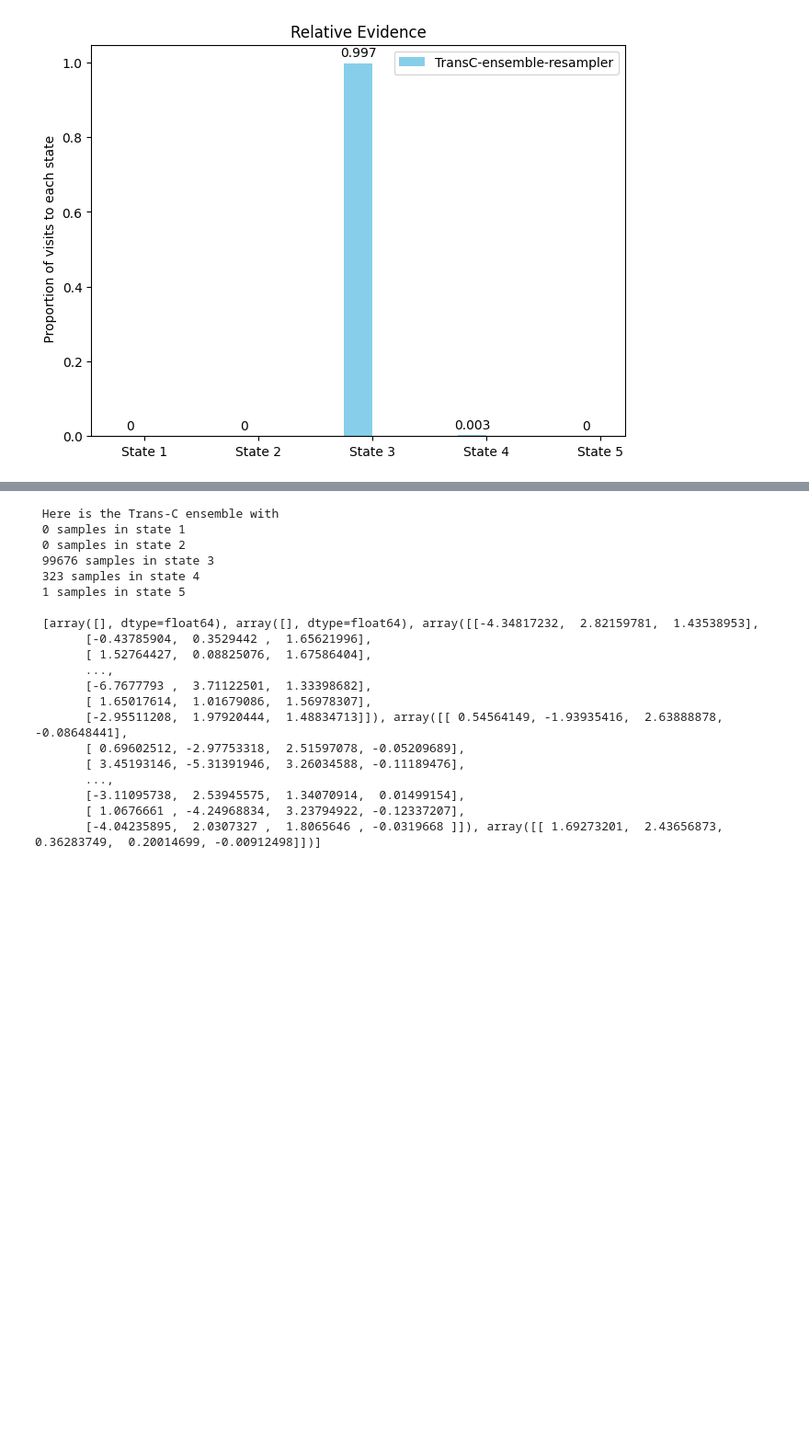
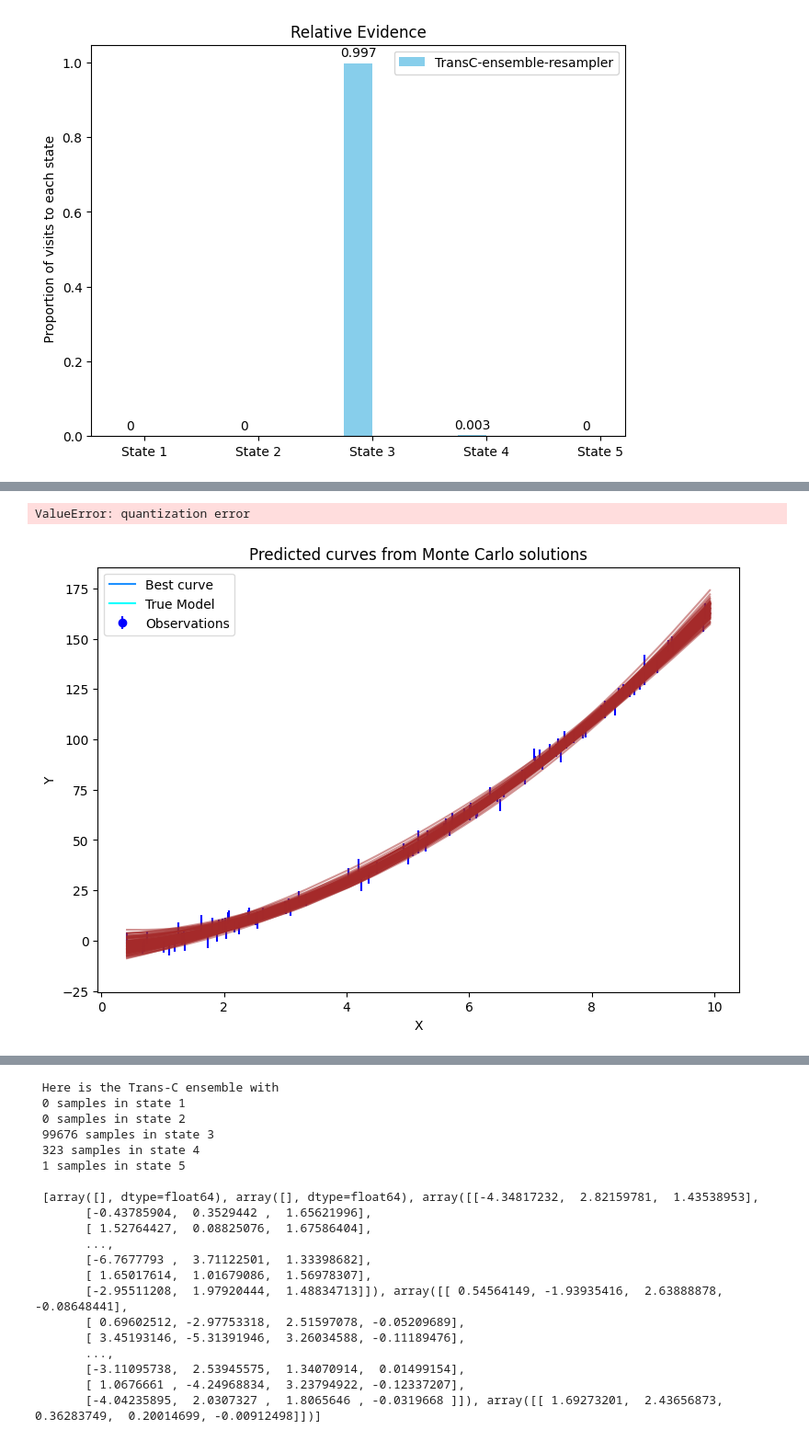
Before and after one commit to Cuttlefish-Joe/Trans_C_Quadratic, a Jupyter notebook: Trans_C_Quadratic_0orderwork.ipynb, the cells around one changed output, grey strips where cells are left out. Shown at 92% size. Drawn from its saved outputs; the diff is of its cells as text; code cells hidden in the pictures; blank space fills up the shorter version.

```diff
--- a/Trans_C_Quadratic_0orderwork.ipynb
+++ b/Trans_C_Quadratic_0orderwork.ipynb
@@ -506,0 +553,35 @@ plt.show()
+# %%
+import matplotlib.animation as animation
+
+ypredicted = np.dot(G2, ml[2])  # predicted y values from least squares solution
+
+fig, ax = plt.subplots(figsize=(9, 6))
+
+# Plot static elements
+ax.errorbar(xdata, y, yerr=sigma, fmt='o', color='b', label='Observations')
+ax.plot(xdata, ypredicted, label='Best curve', color='dodgerblue')
+ax.plot(xdata, x0_true + x1_true * xdata + x2_true * xdata**2, label='True Model', color='cyan')
+plt.title('Predicted curves from Monte Carlo solutions')
+plt.xlabel('X')
+plt.ylabel('Y')
+plt.legend(loc='upper left', framealpha=0.7)
+
+lines = []  # Store all lines
+
+def update(frame):
+    # Add a new curve for this frame
+    line, = ax.plot(xdata, chain_estimates[frame], color=chain_colours[frame], alpha=0.5)
+    lines.append(line)
+
+    N = 100
+    while len(ax.lines) > N:
+        ax.lines[0].remove()
+
+    return lines
+
+ani = animation.FuncAnimation(fig=fig, func=update, frames=len(chain_estimates), interval=6000, blit=False)
+ani.save(filename="pillow_expensive.gif", writer="pillow")
+plt.show()
+# %% [output]
+ValueError: quantization error
+[figure, added]
```
Also changed, not shown: parts of 17 cells of this notebook, 3 other files.
